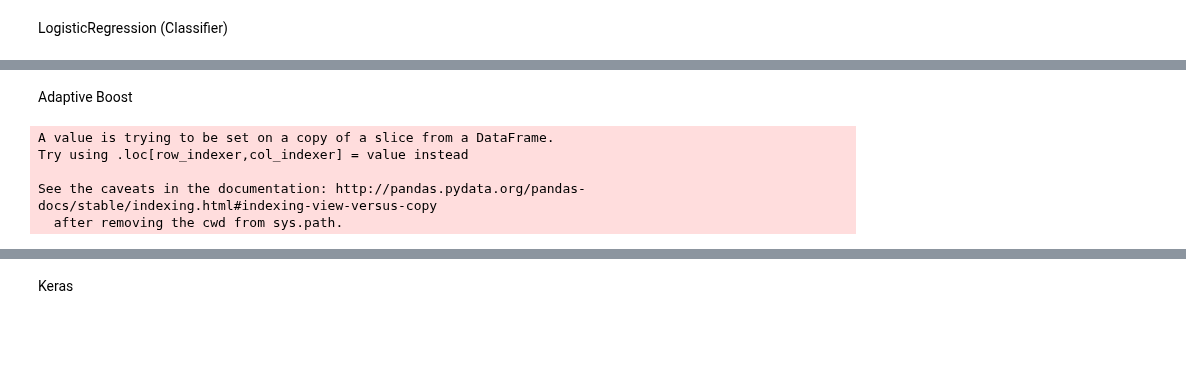
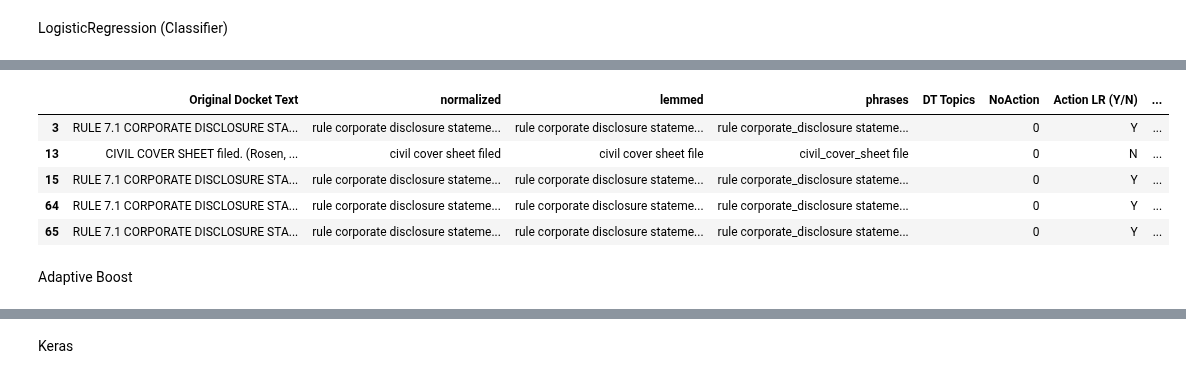
Before and after one commit to a35931chi/AI-Paralegal, a Jupyter notebook: Apply NLP & Modeling Methodologies to the Test Dataset.ipynb, the cells around one changed output, grey strips where cells are left out. Drawn from its saved outputs; the diff is of its cells as text; code cells hidden in the pictures; blank space fills up the shorter version.

```diff
--- a/Apply NLP & Modeling Methodologies to the Test Dataset.ipynb
+++ b/Apply NLP & Modeling Methodologies to the Test Dataset.ipynb
@@ -572,8 +575,3 @@ Keras_tokenize = joblib.load('Models/Keras_tokenizev2.pkl')
 X_Keras = Keras_tokenize.texts_to_matrix(undeteremined['phrases'])
 # %% [markdown]
 LogisticRegression (Classifier)
-# %%
-model_name = 'Models/BM_LR'
-loaded_model = joblib.load(model_name)
-
-undeteremined['Action LR'] = loaded_model.predict(X_TV)
@@ -585,0 +578,8 @@ See the caveats in the documentation: http://pandas.pydata.org/pandas-docs/stabl
+# %%
+model_name = 'Models/BM_LR'
+col = 'Action LR'
+loaded_model = joblib.load(model_name)
+
+undeteremined[col + ' (Y/N)'] = loaded_model.predict(X_TV)
+undeteremined[col + ' (Y/N)'] = undeteremined[col + ' (Y/N)'].map({1: 'Y', 0: 'N'})
+undeteremined[col + ' prob'] = loaded_model.predict_proba(X_TV)[:, 1]
@@ -586,13 +602,11 @@ See the caveats in the documentation: http://pandas.pydata.org/pandas-docs/stabl
+# %%
+undeteremined.head()
+# %% [output]
+|  | Original Docket Text | normalized | lemmed | phrases | DT Topics | NoAction | Action LR (Y/N) | ... |
+| 3 | RULE 7.1 CORPORATE DISCLOSURE STA... | rule corporate disclosure stateme... | rule corporate disclosure stateme... | rule corporate_disclosure stateme... |  | 0 | Y | ... |
+| 13 | CIVIL COVER SHEET filed. (Rosen, ... | civil cover sheet filed | civil cover sheet file | civil_cover_sheet file |  | 0 | N | ... |
+| 15 | RULE 7.1 CORPORATE DISCLOSURE STA... | rule corporate disclosure stateme... | rule corporate disclosure stateme... | rule corporate_disclosure stateme... |  | 0 | Y | ... |
+| 64 | RULE 7.1 CORPORATE DISCLOSURE STA... | rule corporate disclosure stateme... | rule corporate disclosure stateme... | rule corporate_disclosure stateme... |  | 0 | Y | ... |
+| 65 | RULE 7.1 CORPORATE DISCLOSURE STA... | rule corporate disclosure stateme... | rule corporate disclosure stateme... | rule corporate_disclosure stateme... |  | 0 | Y | ... |
 # %% [markdown]
 Adaptive Boost
-# %%
-model_name = 'Models/BM_AB'
-loaded_model = joblib.load(model_name)
-
-undeteremined['Action AB'] = loaded_model.predict(X_TV)
-# %% [output]
-A value is trying to be set on a copy of a slice from a DataFrame.
-Try using .loc[row_indexer,col_indexer] = value instead
-
-See the caveats in the documentation: http://pandas.pydata.org/pandas-docs/stable/indexing.html#indexing-view-versus-copy
-  after removing the cwd from sys.path.
```
Also changed, not shown: parts of 33 cells of this notebook, 5 other files.
